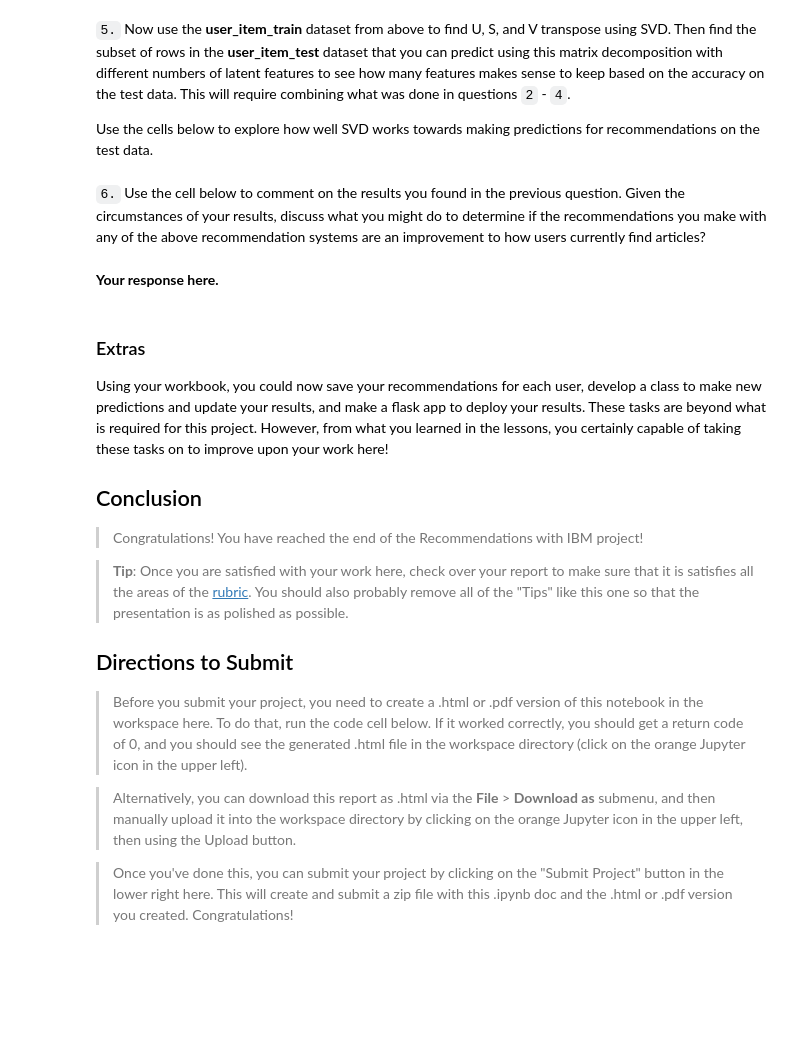
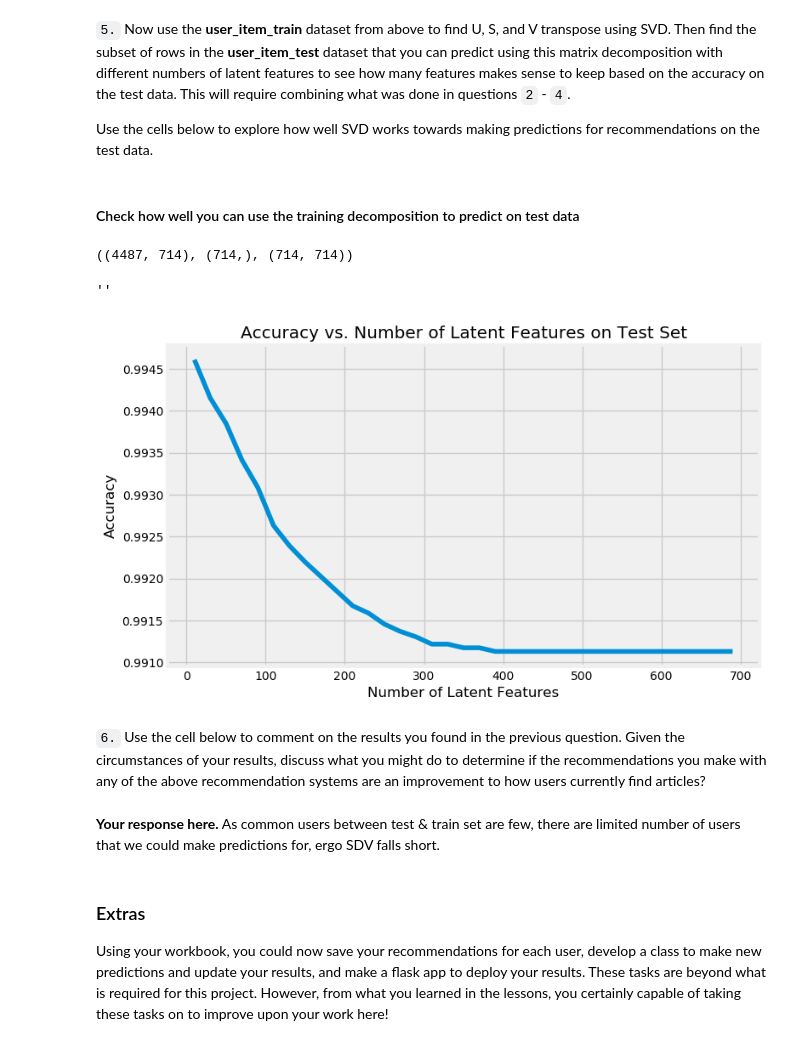
Before and after one commit to heschmat/Recommendations_IBM_Watson_Studio, a Jupyter notebook: Recommendations_with_IBM.ipynb, the cells around one changed output. Cells and saved outputs as stored; diff of their text form; code cells hidden in the pictures; blank space fills up the shorter version.

```diff
--- a/Recommendations_with_IBM.ipynb
+++ b/Recommendations_with_IBM.ipynb
@@ -725,4 +751,4 @@ t.sol_4_test(sol_4_dict)
 Use the cells below to explore how well SVD works towards making predictions for recommendations on the test data.
 # %%
 # fit SVD on the user_item_train matrix
-u_train, s_train, vt_train = # fit svd similar to above then use the cells below
+u_train, s_train, vt_train = np.linalg.svd(user_item_train, full_matrices= False)
@@ -732,27 +755,60 @@ u_train, s_train, vt_train = # fit svd similar to above then use the cells below
+# %% [markdown]
+#### Check how well you can use the training decomposition to predict on test data
+# %%
+# Get the shape of outpus from training.
+u_train.shape, s_train.shape, vt_train.shape
+# %% [output]
+((4487, 714), (714,), (714, 714))
+# %%
+common_idx = user_item_train.index.isin(test_idx)
+common_arts = user_item_train.title.columns.isin(test_arts)
+
+u_test = u_train[common_idx, :]
+vt_test = vt_train[:, common_arts]
+
+s_new, u_new, vt_new = np.diag(s_train[:10]), u_train[:, :10], vt_train[:10, :]
+u_test_new, vt_test_new = u_test[:, :10], vt_test[:10, :]
+
+# Make prediction.
+user_item_est = np.around(np.dot(np.dot(u_new, s_new), vt_new))
+# %%
+num_latent_feats = np.arange(10, 700+10, 20)
+sum_err, sum_err_test = [], []
+
+for k in num_latent_feats:
+    # Restructure with k latent features.
+    s_new, u_new, vt_new = np.diag(s_train[:k]), u_train[:, :k], vt_train[:k, :]
+    u_test_new, vt_test_new = u_test[:, :k], vt_test[:k, :]
+
+    # Make prediction.
+    user_item_test_est = np.around(np.dot(np.dot(u_test_new, s_new), vt_test_new))
+
+    # Compute error for each prediction to actual value.
+    user_item_test_matrix = user_item_test.loc[user_item_matrix.loc[common_idx, :].index, :]
+    test_diffs = np.subtract(user_item_test_matrix, user_item_test_est)
+
+    # total errors and keep track of them
+    test_err = np.sum(np.sum(np.abs(test_diffs)))
+    sum_err_test.append(test_err)
+
+
+plt.figure(figsize= (8, 5), dpi= 100)
+plt.plot(num_latent_feats, 1 - np.array(sum_err_test) / df.shape[0])
+plt.xlabel('Number of Latent Features')
+plt.ylabel('Accuracy')
+plt.title('Accuracy vs. Number of Latent Features on Test Set')
+;
+# %% [output]
+''
+[figure, added]
 # %% [markdown]
 `6.` Use the cell below to comment on the results you found in the previous question. Given the circumstances of your results, discuss what you might do to determine if the recommendations you make with any of the above recommendation systems are an improvement to how users currently find articles?
-# %% [markdown]
-**Your response here.**
-# %% [markdown]
-<a id='conclusions'></a>
-### Extras
-Using your workbook, you could now save your recommendations for each user, develop a class to make new predictions and update your results, and make a flask app to deploy your results.  These tasks are beyond what is required for this project.  However, from what you learned in the lessons, you certainly capable of taking these tasks on to improve upon your work here!
-
-
-## Conclusion
-
-> Congratulations!  You have reached the end of the Recommendations with IBM project!
-
-> **Tip**: Once you are satisfied with your work here, check over your report to make sure that it is satisfies all the areas of the [rubric](https://review.udacity.com/#!/rubrics/2322/view). You should also probably remove all of the "Tips" like this one so that the presentation is as polished as possible.
-
-
-## Directions to Submit
-
-> Before you submit your project, you need to create a .html or .pdf version of this notebook in the workspace here. To do that, run the code cell below. If it worked correctly, you should get a return code of 0, and you should see the generated .html file in the workspace directory (click on the orange Jupyter icon in the upper left).
-
-> Alternatively, you can download this report as .html via the **File** > **Download as** submenu, and then manually upload it into the workspace directory by clicking on the orange Jupyter icon in the upper left, then using the Upload button.
-
-> Once you've done this, you can submit your project by clicking on the "Submit Project" button in the lower right here. This will create and submit a zip file with this .ipynb doc and the .html or .pdf version you created. Congratulations!
+# %% [markdown]
+**Your response here.** As common users between test & train set are few, there are limited number of users that we could make predictions for, ergo SDV falls short.
+# %% [markdown]
+<a id='conclusions'></a>
+### Extras
+Using your workbook, you could now save your recommendations for each user, develop a class to make new predictions and update your results, and make a flask app to deploy your results.  These tasks are beyond what is required for this project.  However, from what you learned in the lessons, you certainly capable of taking these tasks on to improve upon your work here!
 # %%
 from subprocess import call
 call(['python', '-m', 'nbconvert', 'Recommendations_with_IBM.ipynb'])
```
Also changed, not shown: parts of 11 cells of this notebook.
